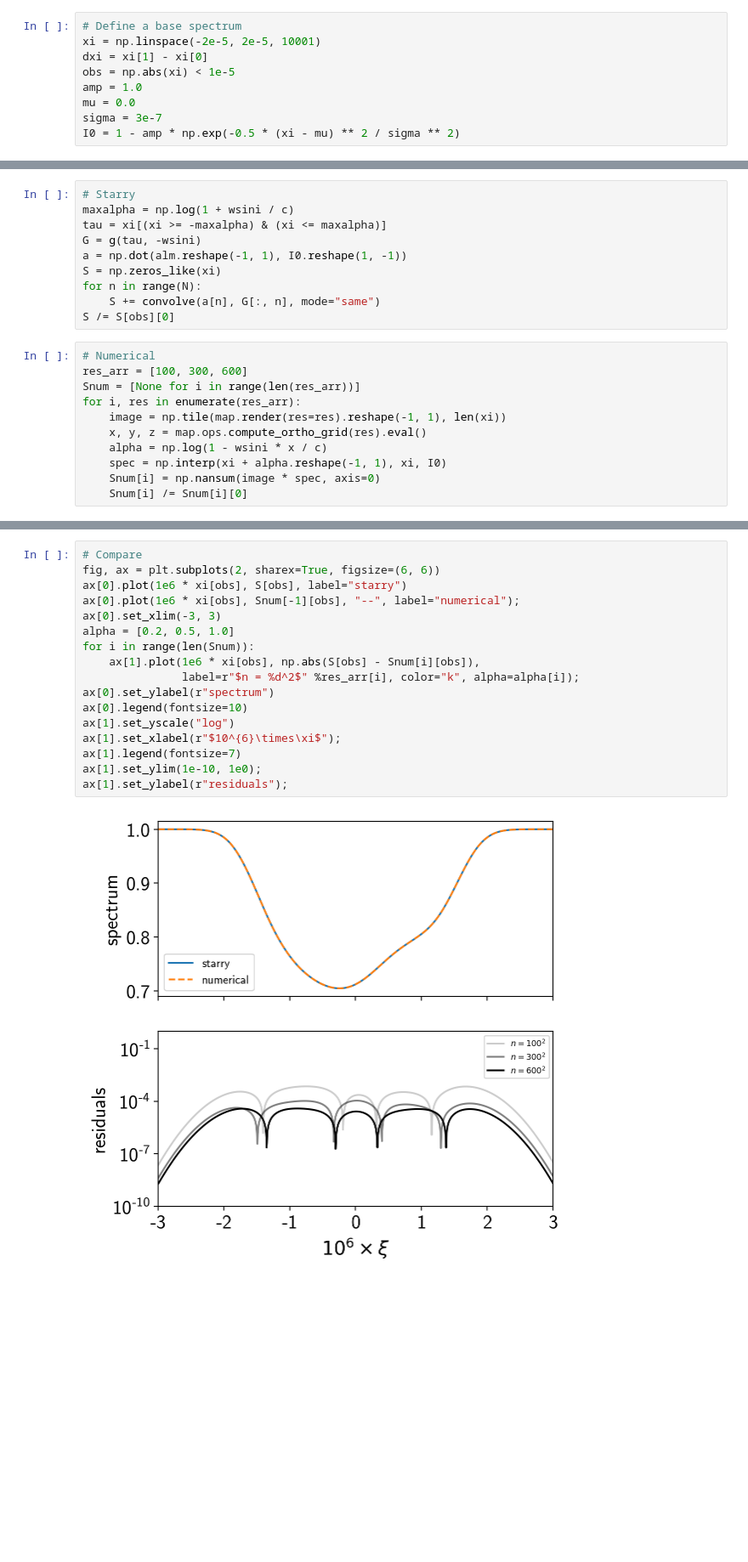
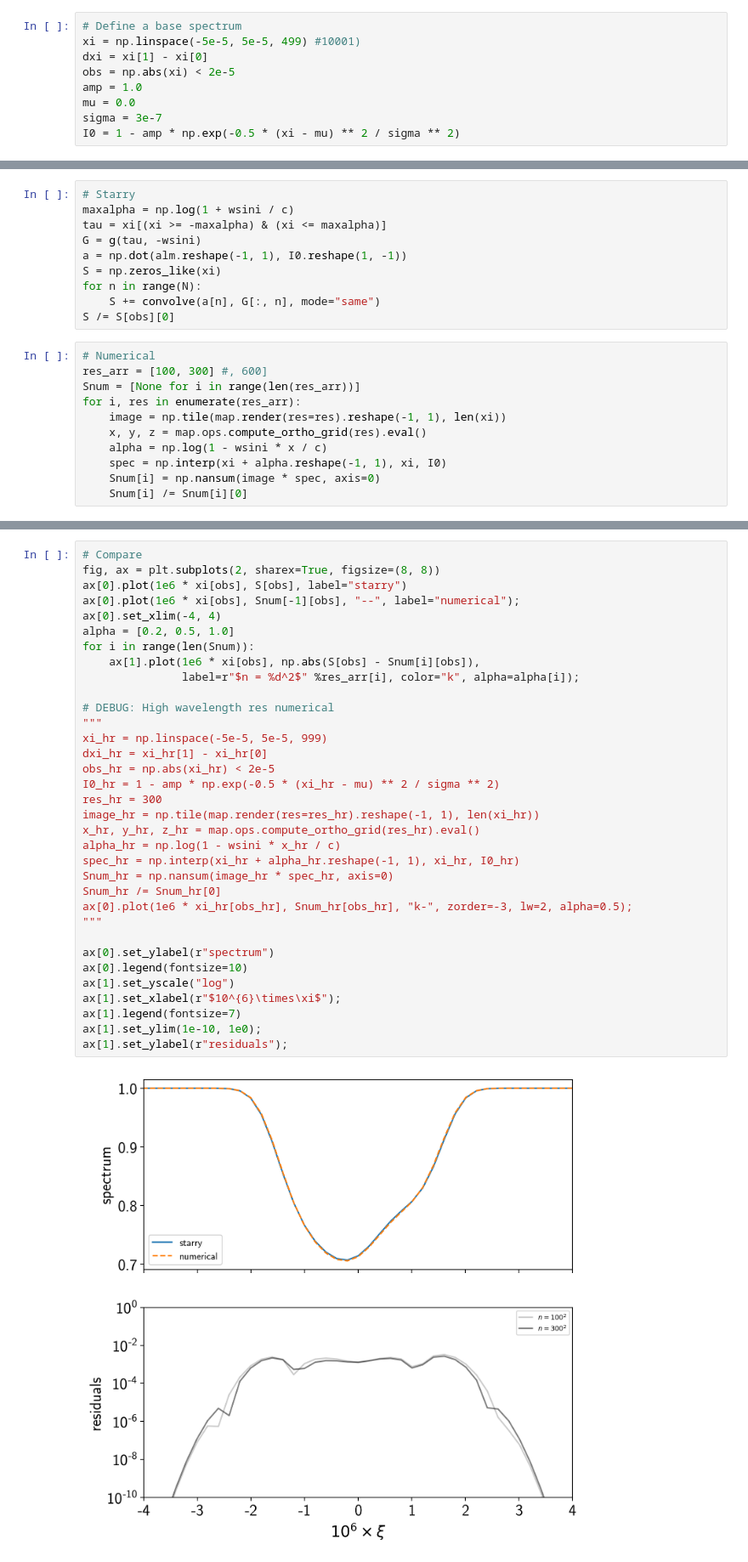
Before and after one commit to rodluger/paparazzi, a Jupyter notebook: tex/proofs/RigidRotator.ipynb, the cells around one changed output, grey strips where cells are left out. Shown at 85% size. Drawn from its saved outputs; the diff is of its cells as text; blank space fills up the shorter version.

```diff
--- a/tex/proofs/RigidRotator.ipynb
+++ b/tex/proofs/RigidRotator.ipynb
@@ -208,9 +196,9 @@ map.add_spot(amp=-0.1, sigma=0.05, lat=30, lon=30)
 alm = np.array(map.y)
 # %%
 # Define a base spectrum
-xi = np.linspace(-2e-5, 2e-5, 10001)
+xi = np.linspace(-5e-5, 5e-5, 499) #10001)
 dxi = xi[1] - xi[0]
-obs = np.abs(xi) < 1e-5
+obs = np.abs(xi) < 2e-5
 amp = 1.0
 mu = 0.0
 sigma = 3e-7
@@ -230,7 +218,7 @@ for n in range(N):
 S /= S[obs][0]
 # %%
 # Numerical
-res_arr = [100, 300, 600]
+res_arr = [100, 300] #, 600]
 Snum = [None for i in range(len(res_arr))]
 for i, res in enumerate(res_arr):
     image = np.tile(map.render(res=res).reshape(-1, 1), len(xi))
@@ -246,19 +230,36 @@ for i, res in enumerate(res_arr):
 # %%
 # Compare
-fig, ax = plt.subplots(2, sharex=True, figsize=(6, 6))
+fig, ax = plt.subplots(2, sharex=True, figsize=(8, 8))
 ax[0].plot(1e6 * xi[obs], S[obs], label="starry")
 ax[0].plot(1e6 * xi[obs], Snum[-1][obs], "--", label="numerical");
-ax[0].set_xlim(-3, 3)
+ax[0].set_xlim(-4, 4)
 alpha = [0.2, 0.5, 1.0]
 for i in range(len(Snum)):
     ax[1].plot(1e6 * xi[obs], np.abs(S[obs] - Snum[i][obs]),
                label=r"$n = %d^2$" %res_arr[i], color="k", alpha=alpha[i]);
+
+# DEBUG: High wavelength res numerical
+"""
+xi_hr = np.linspace(-5e-5, 5e-5, 999)
+dxi_hr = xi_hr[1] - xi_hr[0]
+obs_hr = np.abs(xi_hr) < 2e-5
+I0_hr = 1 - amp * np.exp(-0.5 * (xi_hr - mu) ** 2 / sigma ** 2)
+res_hr = 300
+image_hr = np.tile(map.render(res=res_hr).reshape(-1, 1), len(xi_hr))
+x_hr, y_hr, z_hr = map.ops.compute_ortho_grid(res_hr).eval()
+alpha_hr = np.log(1 - wsini * x_hr / c)
+spec_hr = np.interp(xi_hr + alpha_hr.reshape(-1, 1), xi_hr, I0_hr)
+Snum_hr = np.nansum(image_hr * spec_hr, axis=0)
+Snum_hr /= Snum_hr[0]
+ax[0].plot(1e6 * xi_hr[obs_hr], Snum_hr[obs_hr], "k-", zorder=-3, lw=2, alpha=0.5);
+"""
+
 ax[0].set_ylabel(r"spectrum")
 ax[0].legend(fontsize=10)
 ax[1].set_yscale("log")
 ax[1].set_xlabel(r"$10^{6}\times\xi$");
 ax[1].legend(fontsize=7)
 ax[1].set_ylim(1e-10, 1e0);
 ax[1].set_ylabel(r"residuals");
 # %% [output]
-[figure, old version]
+[figure, new version]
```
Also changed, not shown: parts of 2 cells of this notebook, 3 other files.
